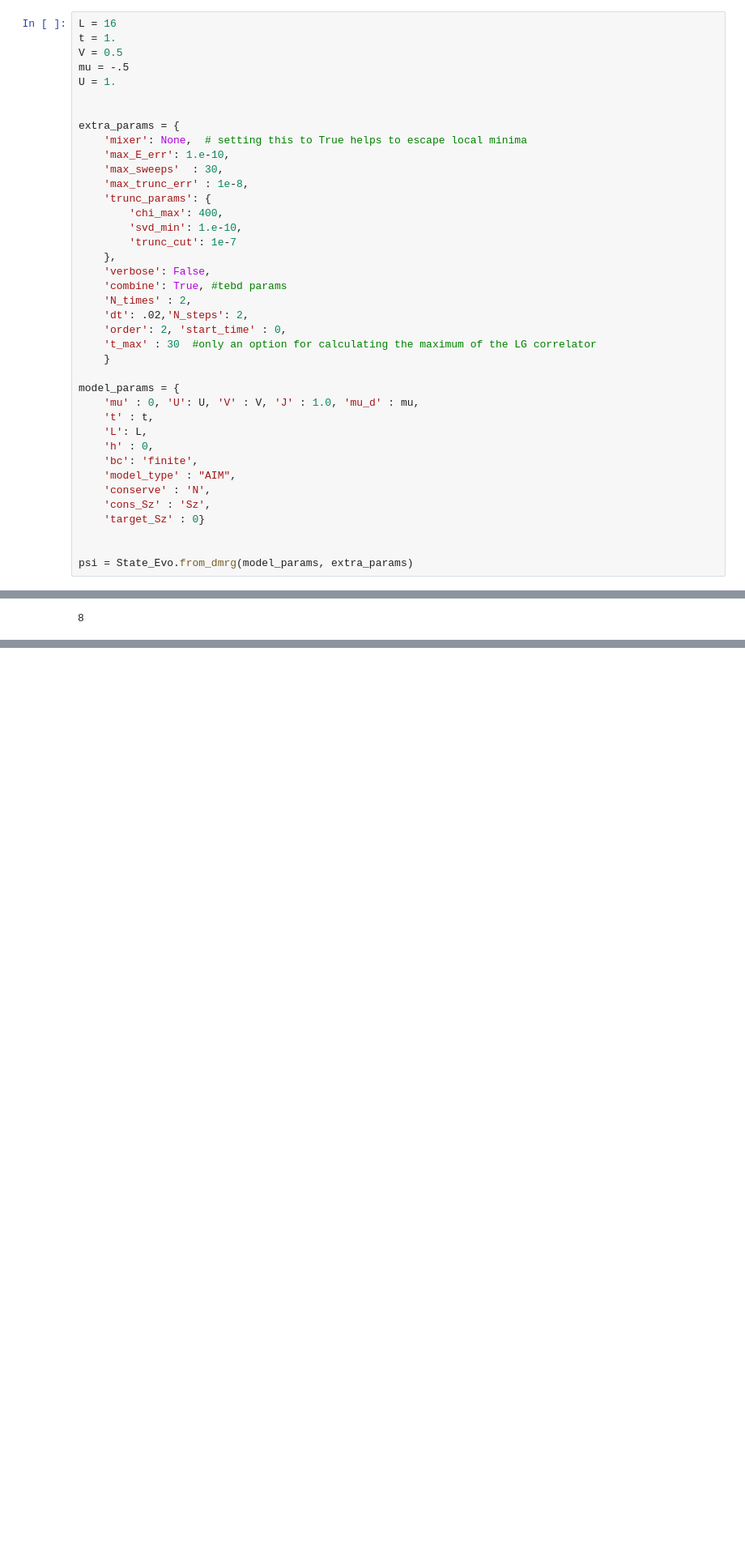
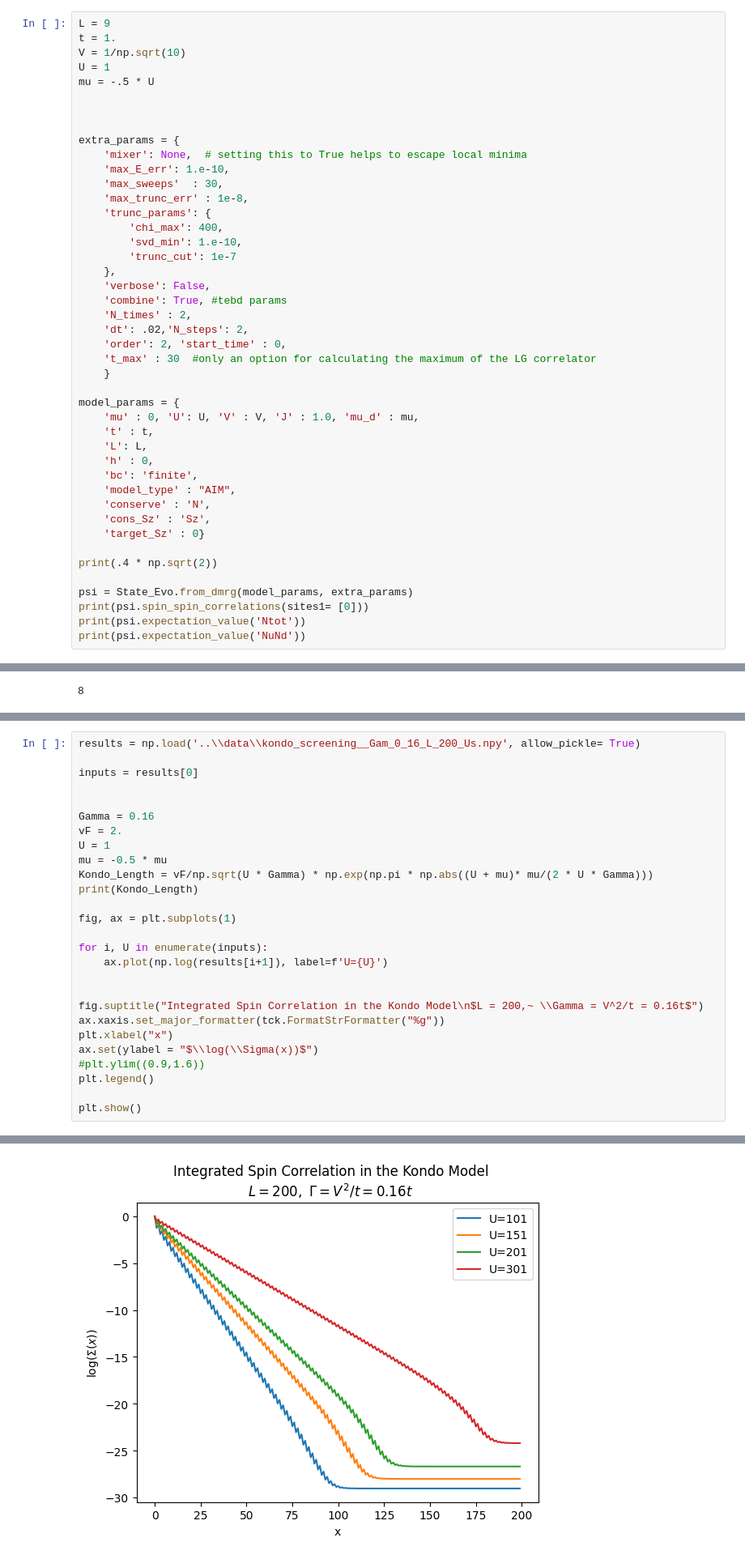
Before and after one commit to IanROsborne/Quantum_Metrology_Fisher_LG, a Jupyter notebook: TFIM/TFI_DMRG_TeNPy.ipynb, the cells around one changed output, grey strips where cells are left out. Shown at 81% size. Drawn from its saved outputs; the diff is of its cells as text; blank space fills up the shorter version.

```diff
--- a/TFIM/TFI_DMRG_TeNPy.ipynb
+++ b/TFIM/TFI_DMRG_TeNPy.ipynb
@@ -582,9 +430,10 @@ class AndersonImpurityU0:
 # %%
-L = 16
+L = 9
 t = 1.
-V = 0.5
-mu = -.5
-U = 1.
+V = 1/np.sqrt(10)
+U = 1
+mu = -.5 * U
+
 
 
 extra_params = {
@@ -616,5 +465,9 @@ model_params = {
     'cons_Sz' : 'Sz',
     'target_Sz' : 0}
 
+print(.4 * np.sqrt(2))
 
 psi = State_Evo.from_dmrg(model_params, extra_params)
+print(psi.spin_spin_correlations(sites1= [0]))
+print(psi.expectation_value('Ntot'))
+print(psi.expectation_value('NuNd'))
@@ -684,0 +521,28 @@ KeyboardInterrupt:
+# %%
+results = np.load('..\\data\\kondo_screening__Gam_0_16_L_200_Us.npy', allow_pickle= True)
+
+inputs = results[0]
+
+
+Gamma = 0.16
+vF = 2.
+U = 1
+mu = -0.5 * mu
+Kondo_Length = vF/np.sqrt(U * Gamma) * np.exp(np.pi * np.abs((U + mu)* mu/(2 * U * Gamma)))
+print(Kondo_Length)
+
+fig, ax = plt.subplots(1)
+
+for i, U in enumerate(inputs):
+    ax.plot(np.log(results[i+1]), label=f'U={U}')
+
+
+fig.suptitle("Integrated Spin Correlation in the Kondo Model\n$L = 200,~ \\Gamma = V^2/t = 0.16t$")
+ax.xaxis.set_major_formatter(tck.FormatStrFormatter("%g"))
+plt.xlabel("x")
+ax.set(ylabel = "$\\log(\\Sigma(x))$")
+#plt.ylim((0.9,1.6))
+plt.legend()
+
+plt.show()
+# %% [output]
@@ -684,0 +550 @@ KeyboardInterrupt:
+[figure, added]
```
Also changed, not shown: parts of 13 cells of this notebook, 13 other files.
